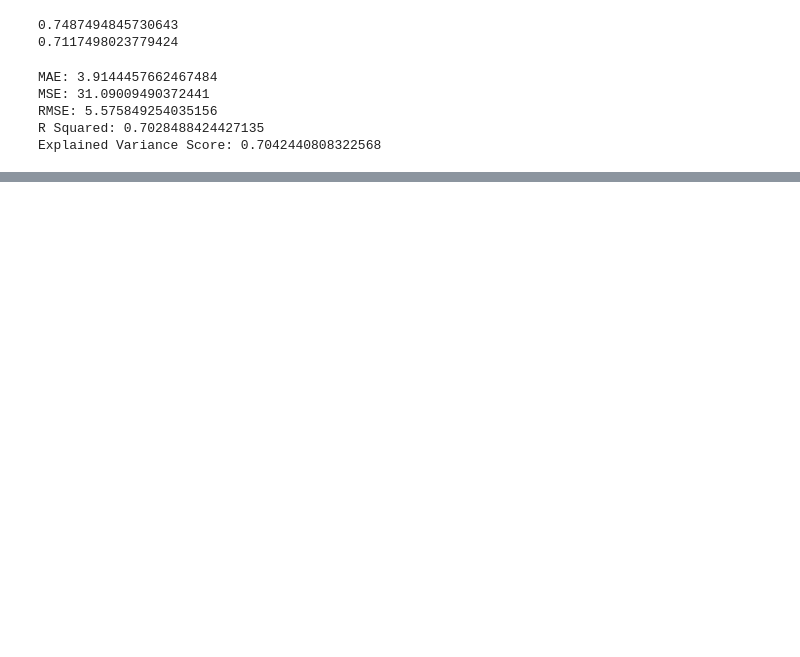
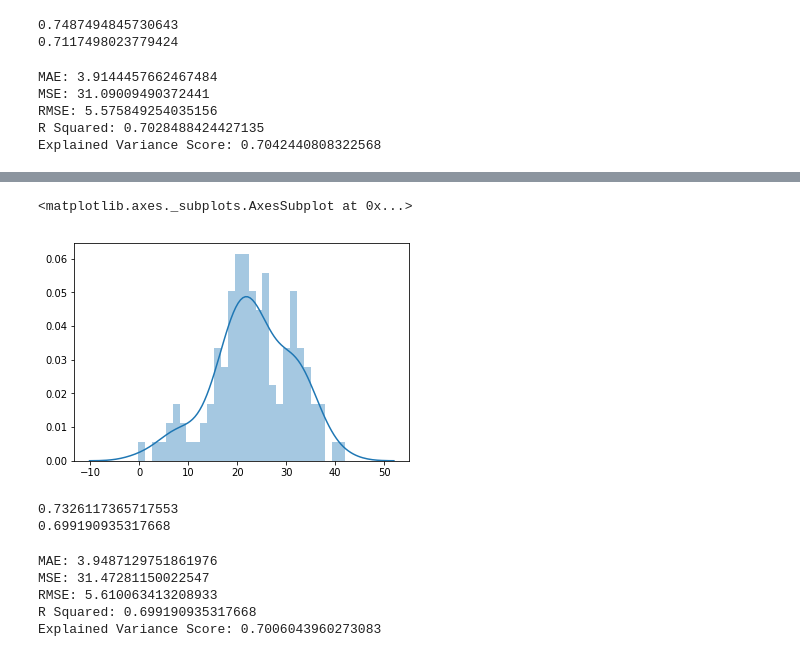
Before and after one commit to Ashishsood86/Regression-Analysis, a Jupyter notebook: Boston House Data Analysis.ipynb, the cells around one changed output, grey strips where cells are left out. Drawn from its saved outputs; the diff is of its cells as text; code cells hidden in the pictures; blank space fills up the shorter version.

```diff
--- a/Boston House Data Analysis.ipynb
+++ b/Boston House Data Analysis.ipynb
@@ -401,3 +430,11 @@ Explained Variance Score: 0.7042440808322568
 # 1. The coefficients are never shruk to absolute zero i.e. no features are removed.
 # 2. Unlike Lasso Regression, the results do not vary much for different values of alpha.
 # 3. The results are not very different from the ones using Linear regression.
+# %%
+# Elastic Net Regression Model Training: Using default hyper parameters
+
+elas_reg=ElasticNet(alpha=0.01)
+#elas_reg=ElasticNet(alpha=0.1)
+#elas_reg=ElasticNet()
+#elas_reg=ElasticNet(alpha=10)
+elas_reg.fit(X_train,y_train)
@@ -403,0 +466,29 @@ Explained Variance Score: 0.7042440808322568
+# %%
+# Get Elastic Net Regression Model predictions
+elas_reg_pred=elas_reg.predict(X_test)
+# %%
+# Visualizing the distribution of Lasso Regression predictions
+sns.distplot(elas_reg_pred,bins=30)
+# %% [output]
+<matplotlib.axes._subplots.AxesSubplot at 0x...>
+[figure, added]
+# %%
+# Train and Test scores comparison
+print(elas_reg.score(X_train,y_train))
+print(elas_reg.score(X_test,y_test))
+# %% [output]
+0.7326117365717553
+0.699190935317668
+# %%
+# Elastic Net Regression Model Evaluation
+print('MAE:',mean_absolute_error(y_test,elas_reg_pred))
+print('MSE:',mean_squared_error(y_test,elas_reg_pred))
+print('RMSE:',np.sqrt(mean_squared_error(y_test,elas_reg_pred)))
+print('R Squared:', r2_score(y_test,elas_reg_pred))
+print('Explained Variance Score:', explained_variance_score(y_test,elas_reg_pred))
+# %% [output]
+MAE: 3.9487129751861976
+MSE: 31.47281150022547
+RMSE: 5.610063413208933
+R Squared: 0.699190935317668
+Explained Variance Score: 0.7006043960273083
```
Also changed, not shown: parts of 32 cells of this notebook.
